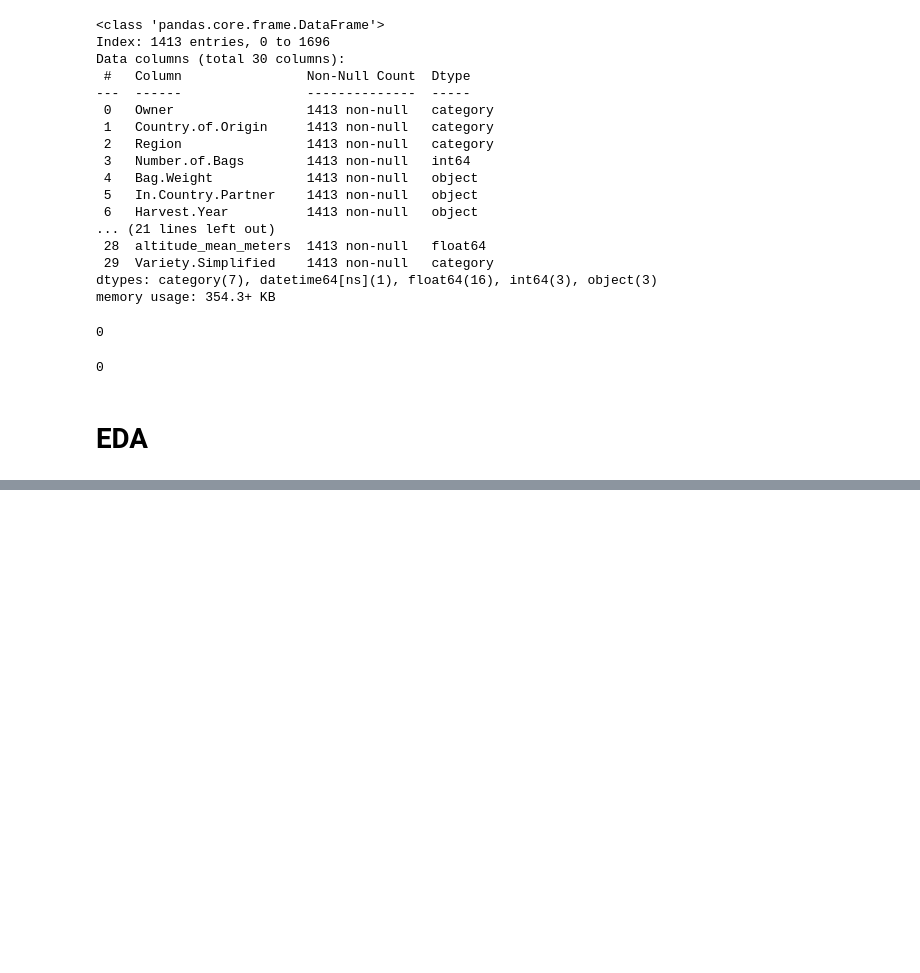
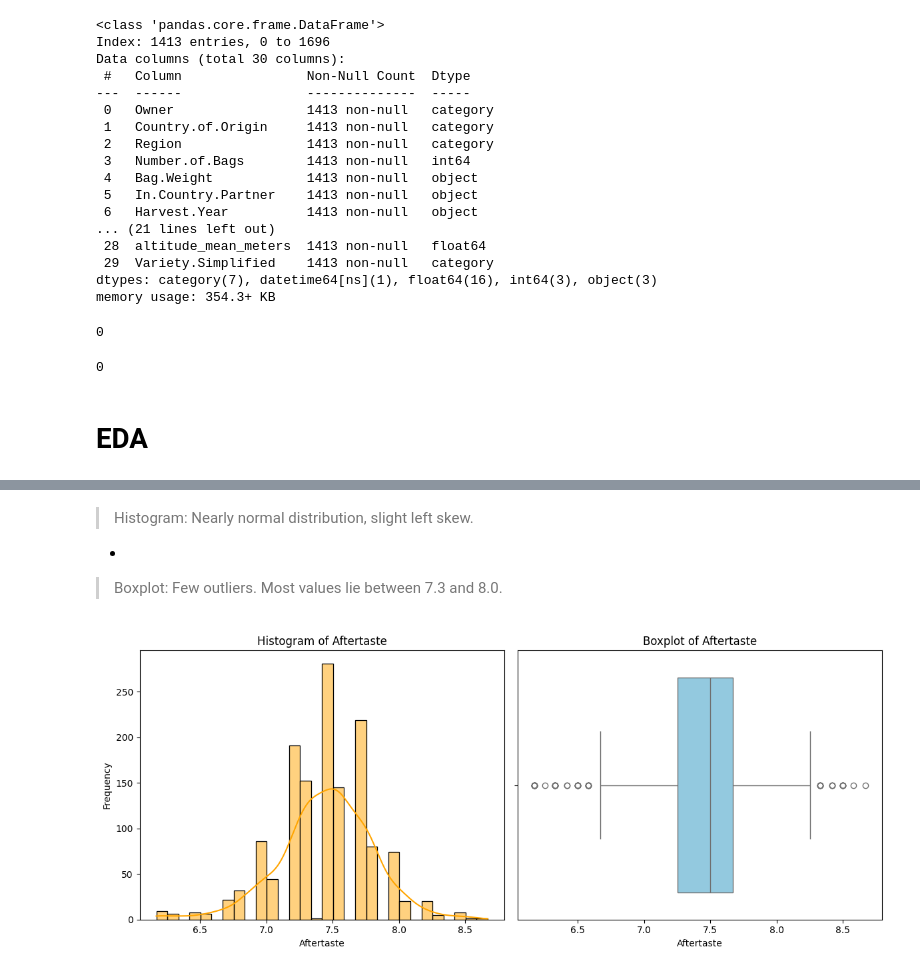
Before and after one commit to SonalJayasinghe/brewlytics, a Jupyter notebook: src/coffee filter/coffee_filter.ipynb, the cells around one changed output, grey strips where cells are left out. Saved outputs shown, nothing was run; the diff lists cells and outputs as text; code cells hidden in the pictures; blank space fills up the shorter version.

```diff
--- a/src/coffee filter/coffee_filter.ipynb
+++ b/src/coffee filter/coffee_filter.ipynb
@@ -1329,0 +1405,9 @@ display(dtypes_df)
+# %% [markdown]
+> Histogram: Nearly normal distribution, slight left skew.
+*
+> Boxplot: Few outliers. Most values lie between 7.3 and 8.0.
+# %%
+# Aftertaste
+draw_histogram_and_boxplot(df, 'Aftertaste')
+# %% [output]
+[figure, added]
```
Also changed, not shown: parts of 108 cells of this notebook, 1 other file.
